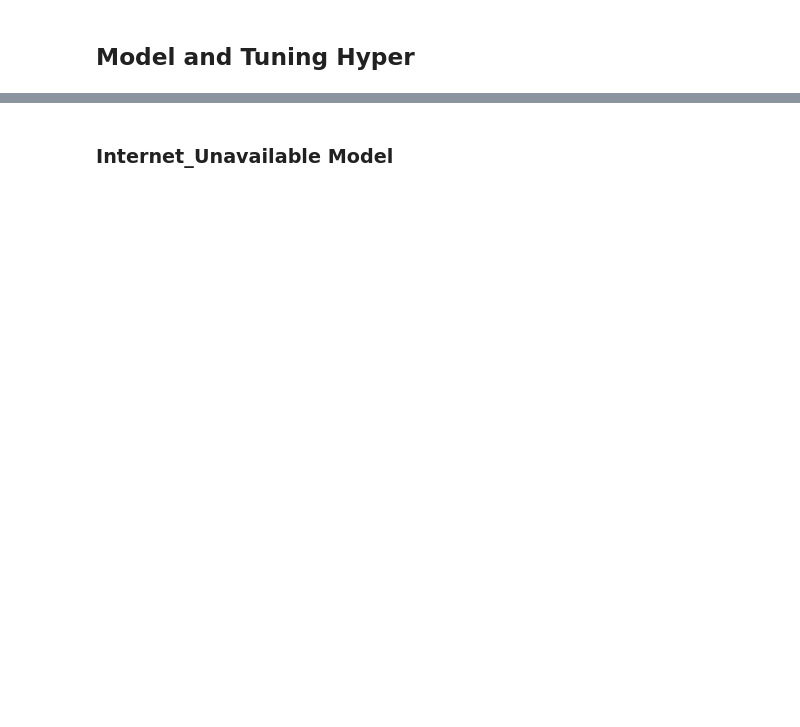
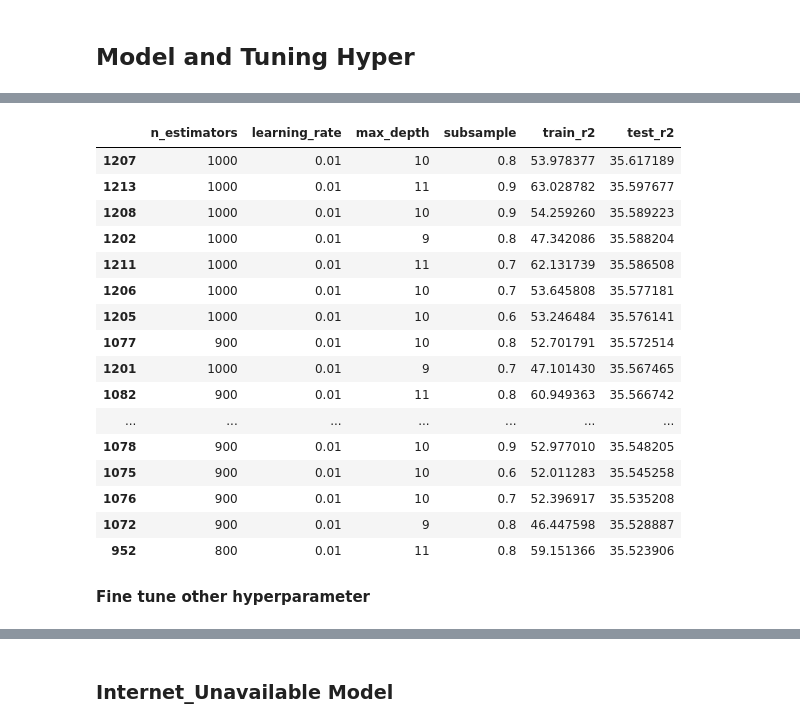
Before and after one commit to MichaelChaoLi-cpu/GallupWellBeingResearch, a Jupyter notebook: Code/AN_InternetUseDifferenceXgbShap_Zhang.ipynb, the cells around one changed output, grey strips where cells are left out. Saved outputs shown, nothing was run; the diff lists cells and outputs as text; code cells hidden in the pictures; blank space fills up the shorter version.

```diff
--- a/Code/AN_InternetUseDifferenceXgbShap_Zhang.ipynb
+++ b/Code/AN_InternetUseDifferenceXgbShap_Zhang.ipynb
@@ -138,0 +192,2 @@ Xf_train, Xf_test, yf_train, yf_test = train_test_split(Xf, yf, test_size=0.1, r
+# %%
+ya_train_pred = model.predict(Xa_train)
@@ -138,0 +198,31 @@ Xf_train, Xf_test, yf_train, yf_test = train_test_split(Xf, yf, test_size=0.1, r
+# %%
+n_estimators_list = list(range(100, 1_100, 100))
+learning_rate_list = [0.01, 0.1]
+max_depth_list = [3, 4, 5, 6, 7, 8, 9, 10, 11, 12, 13, 14, 15]
+subsample_list = [0.6, 0.7, 0.8, 0.9, 1]
+# %%
+results_list = []
+for n_estimators in n_estimators_list:
+    for learning_rate in learning_rate_list:
+        for max_depth in max_depth_list:
+            for subsample in subsample_list:
+                model = xgb.XGBRegressor(objective='reg:squarederror',
+                                         device = 'cuda',
+                                         tree_method='hist',
+                                         n_estimators = n_estimators,
+                                         learning_rate = learning_rate,
+                                         max_depth = max_depth,
+                                         subsample = subsample,
+                                         random_state=42, enable_categorical=True  )
+                model.fit(Xa_train, ya_train)
+                ya_pred = model.predict(Xa_test)
+                test_r2 = r2_score(ya_test, ya_pred) * 100
+                ya_train_pred = model.predict(Xa_train)
+                train_r2 = r2_score(ya_train, ya_train_pred) * 100
+                row = [n_estimators, learning_rate, max_depth,
+                       subsample, train_r2, test_r2]
+                print(row)
+                model = None
+                ya_pred = None
+                ya_train_pred = None
+                results_list.append(row)
@@ -138,0 +247,2 @@ Xf_train, Xf_test, yf_train, yf_test = train_test_split(Xf, yf, test_size=0.1, r
+# %%
+results_list_df = pd.DataFrame(results_list, columns = ['n_estimators', 'learning_rate', 'max_depth', 'subsample', 'train_r2', 'test_r2'])
@@ -138,0 +260,22 @@ Xf_train, Xf_test, yf_train, yf_test = train_test_split(Xf, yf, test_size=0.1, r
+# %%
+results_list_df.sort_values(by='test_r2', ascending=False).head(20)
+# %% [output]
+|  | n_estimators | learning_rate | max_depth | subsample | train_r2 | test_r2 |
+| 1207 | 1000 | 0.01 | 10 | 0.8 | 53.978377 | 35.617189 |
+| 1213 | 1000 | 0.01 | 11 | 0.9 | 63.028782 | 35.597677 |
+| 1208 | 1000 | 0.01 | 10 | 0.9 | 54.259260 | 35.589223 |
+| 1202 | 1000 | 0.01 | 9 | 0.8 | 47.342086 | 35.588204 |
+| 1211 | 1000 | 0.01 | 11 | 0.7 | 62.131739 | 35.586508 |
+| 1206 | 1000 | 0.01 | 10 | 0.7 | 53.645808 | 35.577181 |
+| 1205 | 1000 | 0.01 | 10 | 0.6 | 53.246484 | 35.576141 |
+| 1077 | 900 | 0.01 | 10 | 0.8 | 52.701791 | 35.572514 |
+| 1201 | 1000 | 0.01 | 9 | 0.7 | 47.101430 | 35.567465 |
+| 1082 | 900 | 0.01 | 11 | 0.8 | 60.949363 | 35.566742 |
+| ... | ... | ... | ... | ... | ... | ... |
+| 1078 | 900 | 0.01 | 10 | 0.9 | 52.977010 | 35.548205 |
+| 1075 | 900 | 0.01 | 10 | 0.6 | 52.011283 | 35.545258 |
+| 1076 | 900 | 0.01 | 10 | 0.7 | 52.396917 | 35.535208 |
+| 1072 | 900 | 0.01 | 9 | 0.8 | 46.447598 | 35.528887 |
+| 952 | 800 | 0.01 | 11 | 0.8 | 59.151366 | 35.523906 |
+# %% [markdown]
+**Fine tune other hyperparameter**
```
Also changed, not shown: parts of 65 cells of this notebook, 2 other files.
